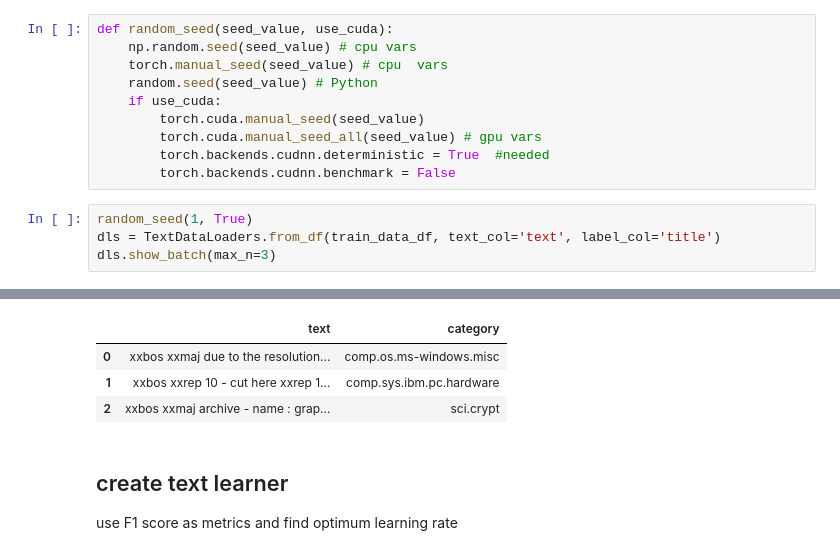
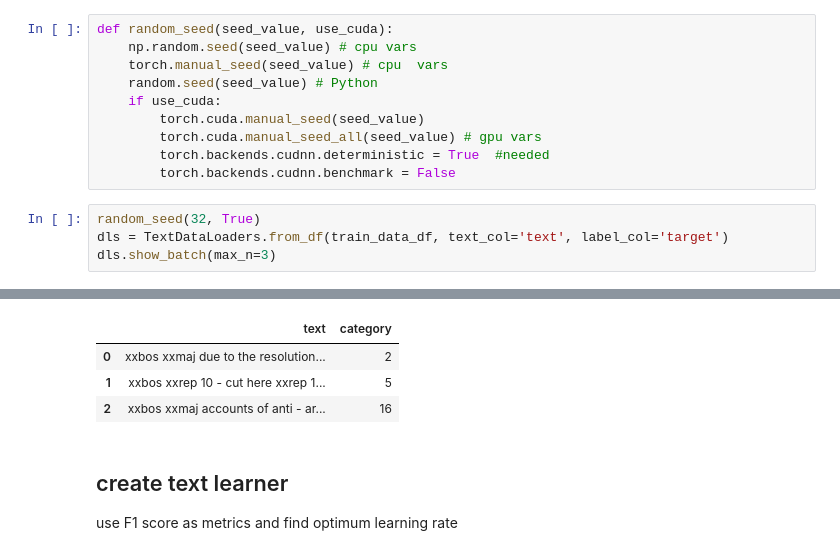
Before and after one commit to sayanbanerjee32/NLP-with-fastai2.0, a Jupyter notebook: fastai_on_20newsgroup.ipynb, the cells around one changed output, grey strips where cells are left out. Cells and saved outputs as stored; diff of their text form.

```diff
--- a/fastai_on_20newsgroup.ipynb
+++ b/fastai_on_20newsgroup.ipynb
@@ -88,15 +85,15 @@ def random_seed(seed_value, use_cuda):
         torch.backends.cudnn.deterministic = True  #needed
         torch.backends.cudnn.benchmark = False
 # %%
-random_seed(1, True)
-dls = TextDataLoaders.from_df(train_data_df, text_col='text', label_col='title')
+random_seed(32, True)
+dls = TextDataLoaders.from_df(train_data_df, text_col='text', label_col='target')
 dls.show_batch(max_n=3)
 # %% [output]
 [interactive output not drawn]
 |  | text | category |
-| 0 | xxbos xxmaj due to the resolution... | comp.os.ms-windows.misc |
-| 1 | xxbos xxrep 10 - cut here xxrep 1... | comp.sys.ibm.pc.hardware |
-| 2 | xxbos xxmaj archive - name : grap... | sci.crypt |
+| 0 | xxbos xxmaj due to the resolution... | 2 |
+| 1 | xxbos xxrep 10 - cut here xxrep 1... | 5 |
+| 2 | xxbos xxmaj accounts of anti - ar... | 16 |
 # %% [markdown]
 ## create text learner
 
```
Also changed, not shown: parts of 10 cells of this notebook.
